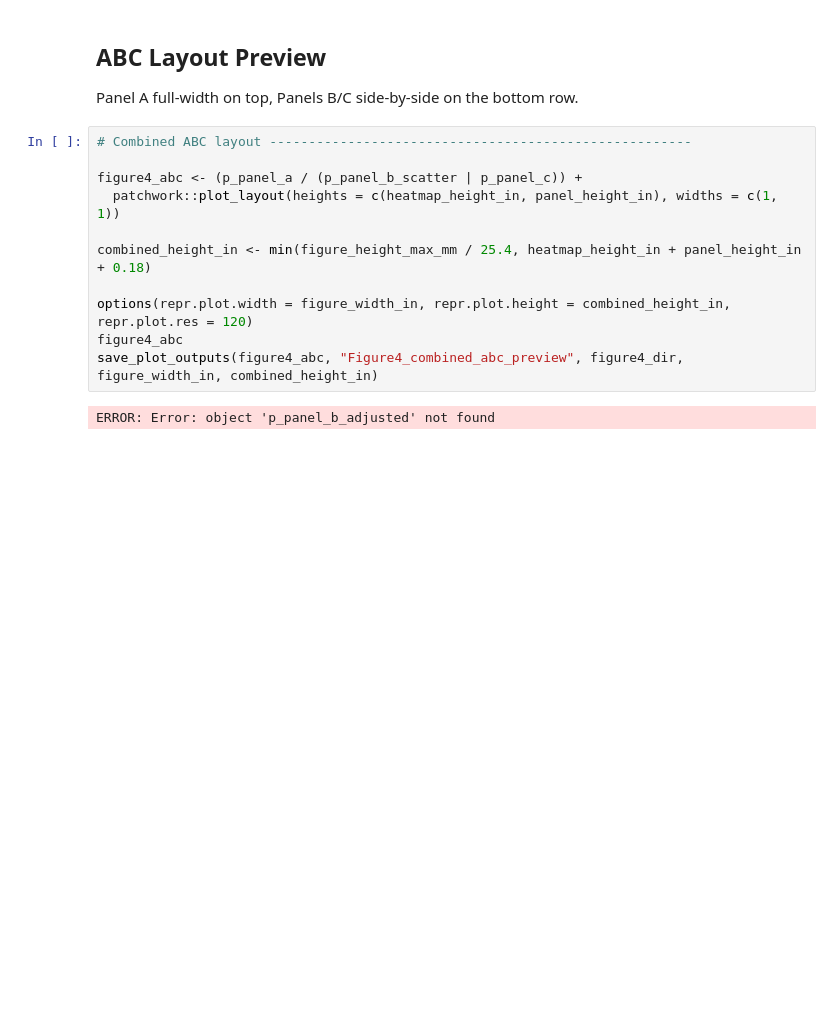
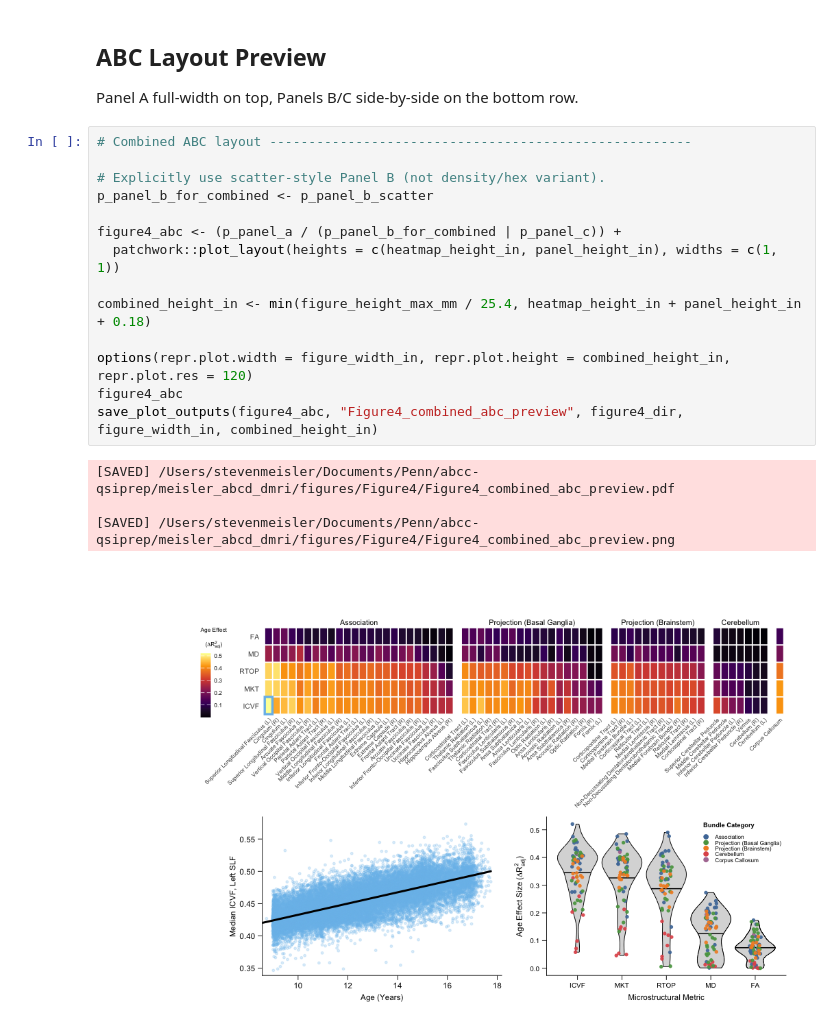
Before and after one commit to PennLINC/Meisler_ABCD_dMRI, a Jupyter notebook: scripts/6_figures/Figure4.ipynb, the cells around one changed output. Drawn from its saved outputs; the diff is of its cells as text; blank space fills up the shorter version.

```diff
--- a/scripts/6_figures/Figure4.ipynb
+++ b/scripts/6_figures/Figure4.ipynb
@@ -768,13 +763,19 @@ Panel A full-width on top, Panels B/C side-by-side on the bottom row.
 # %%
 # Combined ABC layout ------------------------------------------------------
 
-figure4_abc <- (p_panel_a / (p_panel_b_scatter | p_panel_c)) +
+# Explicitly use scatter-style Panel B (not density/hex variant).
+p_panel_b_for_combined <- p_panel_b_scatter
+
+figure4_abc <- (p_panel_a / (p_panel_b_for_combined | p_panel_c)) +
   patchwork::plot_layout(heights = c(heatmap_height_in, panel_height_in), widths = c(1, 1))
 
 combined_height_in <- min(figure_height_max_mm / 25.4, heatmap_height_in + panel_height_in + 0.18)
 
 options(repr.plot.width = figure_width_in, repr.plot.height = combined_height_in, repr.plot.res = 120)
 figure4_abc
 save_plot_outputs(figure4_abc, "Figure4_combined_abc_preview", figure4_dir, figure_width_in, combined_height_in)
 # %% [output]
-ERROR: Error: object 'p_panel_b_adjusted' not found
+[SAVED] /Users/stevenmeisler/Documents/Penn/abcc-qsiprep/meisler_abcd_dmri/figures/Figure4/Figure4_combined_abc_preview.pdf
+
+[SAVED] /Users/stevenmeisler/Documents/Penn/abcc-qsiprep/meisler_abcd_dmri/figures/Figure4/Figure4_combined_abc_preview.png
+[figure, added]
```
Also changed, not shown: parts of 2 cells of this notebook, 10 other files.
